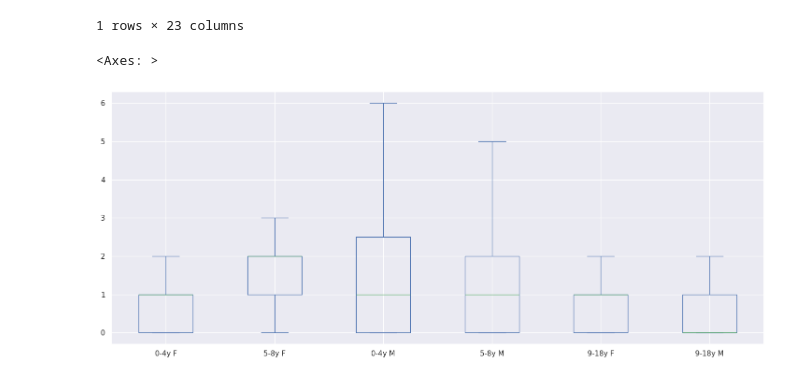
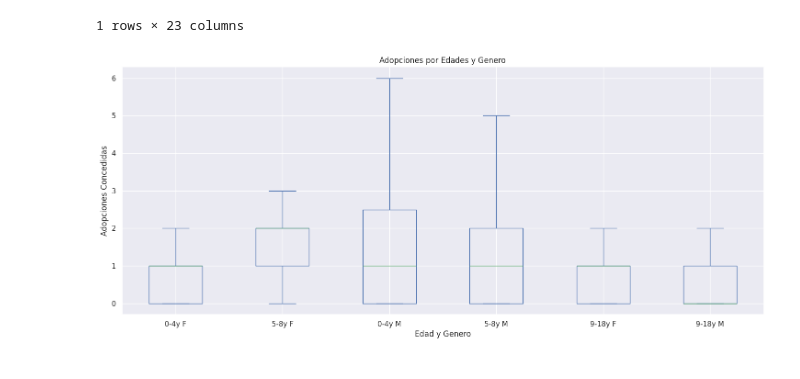
Before and after one commit to rodrigo-espino/Adoption-Research, a Jupyter notebook: Main.ipynb, the cells around one changed output. Saved outputs shown, nothing was run; the diff lists cells and outputs as text; code cells hidden in the pictures.

```diff
--- a/Main.ipynb
+++ b/Main.ipynb
@@ -100,7 +104,9 @@ df_nacional['9-18y M'] = df_nacional[['14-18y M', '9-13y M']].sum(axis=1)
 # %%
 columns = ['0-4y F', '5-8y F', '0-4y M', '5-8y M', '9-18y F', '9-18y M']
 
-df_nacional[columns].plot(kind='box', figsize=(18,7))
+fig =df_nacional[columns].plot(kind='box', figsize=(18,7), title="Adopciones por Edades y Genero",
+                              ylabel="Adopciones Concedidas", xlabel="Edad y Genero").get_figure()
+
+fig.savefig('Img/Adopciones por edades y genero.png')
 # %% [output]
-<Axes: >
-[figure, old version]
+[figure, new version]
```
Also changed, not shown: parts of 2 cells of this notebook, 12 other files.
